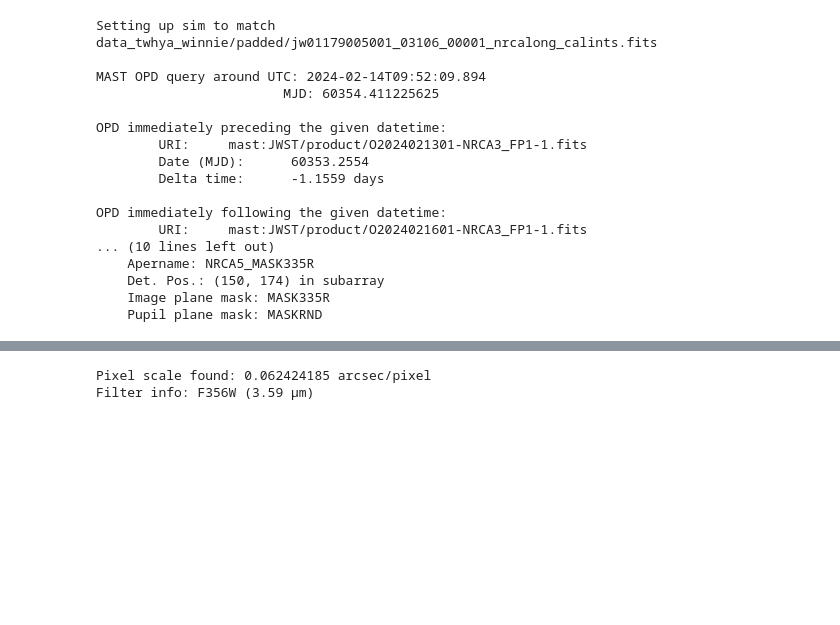
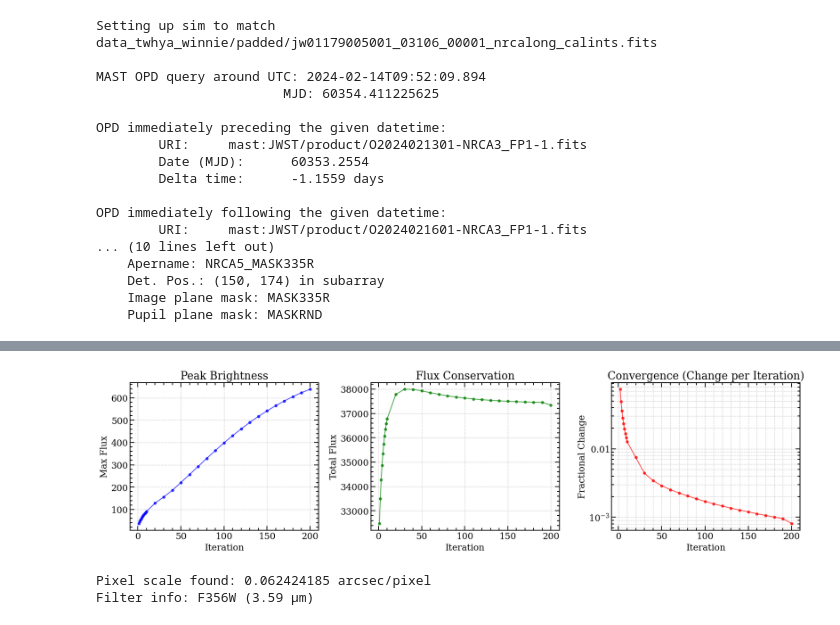
Before and after one commit to dreamjade/twhya, a Jupyter notebook: 356W_deconvo.ipynb, the cells around one changed output, grey strips where cells are left out. Saved outputs shown, nothing was run; the diff lists cells and outputs as text; code cells hidden in the pictures; blank space fills up the shorter version.

```diff
--- a/356W_deconvo.ipynb
+++ b/356W_deconvo.ipynb
@@ -153,6 +153,73 @@ Mode: HPFRDI (Winnie)
 Extension for output files: 'hpfrdi_psfsub'
 1 optimization zone(s)
 1 subtraction zone(s)
+# %%
+# Extract max flux from each iteration to track convergence
+if len(deconv_reduc) > 2:
+    # deconv_reduc contains intermediate iterations with shape (n_iters-1, n_rolls, ny, nx)
+    # Average over rolling angles (axis 1)
+    intermediate_combined = np.mean(deconv_reduc[2], axis=1)
+
+    # Combine intermediate images with the final image
+    # Ensure final image has same dimensions (1, ny, nx) for concatenation
+    final_image = deconv_reduc[0].im[np.newaxis, :, :]
+    if intermediate_combined.shape[1:] == final_image.shape[1:]:
+        all_iterations = np.concatenate([intermediate_combined[:-1], final_image], axis=0)
+    else:
+        print(f"Shape mismatch: Intermediates {intermediate_combined.shape} vs Final {final_image.shape}. Using intermediates only.")
+        all_iterations = intermediate_combined
+
+    # 1. Max Flux (Peak Brightness)
+    max_fluxes = [np.nanmax(im) for im in all_iterations]
+
+    # 2. Total Flux (Conservation check)
+    total_fluxes = [np.nansum(im) for im in all_iterations]
+
+    # 3. Fractional Change (Convergence metric: sum(|current - prev|) / sum(|current|))
+    deltas = [np.nan] # First iteration has no previous to compare
+    for i in range(1, len(all_iterations)):
+        diff = np.nansum(np.abs(all_iterations[i] - all_iterations[i-1]))
+        norm = np.nansum(np.abs(all_iterations[i]))
+        iters_btw = return_iters[i] - return_iters[i-1]
+        deltas.append(diff / norm / iters_btw if norm > 0 else 0)
+
+    # Plotting
+    # Adjust return_iters length if we fell back to intermediates only
+    iters_to_plot = return_iters if len(max_fluxes) == len(return_iters) else return_iters[:len(max_fluxes)]
+
+    if len(max_fluxes) == len(iters_to_plot):
+        fig, axes = plt.subplots(1, 3, figsize=(18, 5))
+
+        # Plot Max Flux
+        axes[0].plot(iters_to_plot, max_fluxes, 'b-o', markersize=4, alpha=0.7)
+        axes[0].set_xlabel('Iteration')
+        axes[0].set_ylabel('Max Flux')
+        axes[0].set_title('Peak Brightness')
+        axes[0].grid(True, linestyle='--', alpha=0.6)
+
+        # Plot Total Flux
+        axes[1].plot(iters_to_plot, total_fluxes, 'g-o', markersize=4, alpha=0.7)
+        axes[1].set_xlabel('Iteration')
+        axes[1].set_ylabel('Total Flux')
+        axes[1].set_title('Flux Conservation')
+        axes[1].grid(True, linestyle='--', alpha=0.6)
+
+        # Plot Convergence (Delta)
+        axes[2].plot(iters_to_plot, deltas, 'r-o', markersize=4, alpha=0.7)
+        axes[2].set_xlabel('Iteration')
+        axes[2].set_ylabel('Fractional Change')
+        axes[2].set_title('Convergence (Change per Iteration)')
+        axes[2].set_yscale('log')
+        axes[2].grid(True, linestyle='--', alpha=0.6, which='both')
+
+        plt.tight_layout()
+        plt.show()
+    else:
+        print(f"Mismatch in lengths: images={len(max_fluxes)}, iters={len(return_iters)}")
+else:
+    print("Output format does not contain iteration history.")
+# %% [output]
+[figure, added]
 # %%
 info_str = "Unknown Filter/Wavelength"
 pixel_scale_value = None
```
Also changed, not shown: parts of 13 cells of this notebook, 2 other files.
